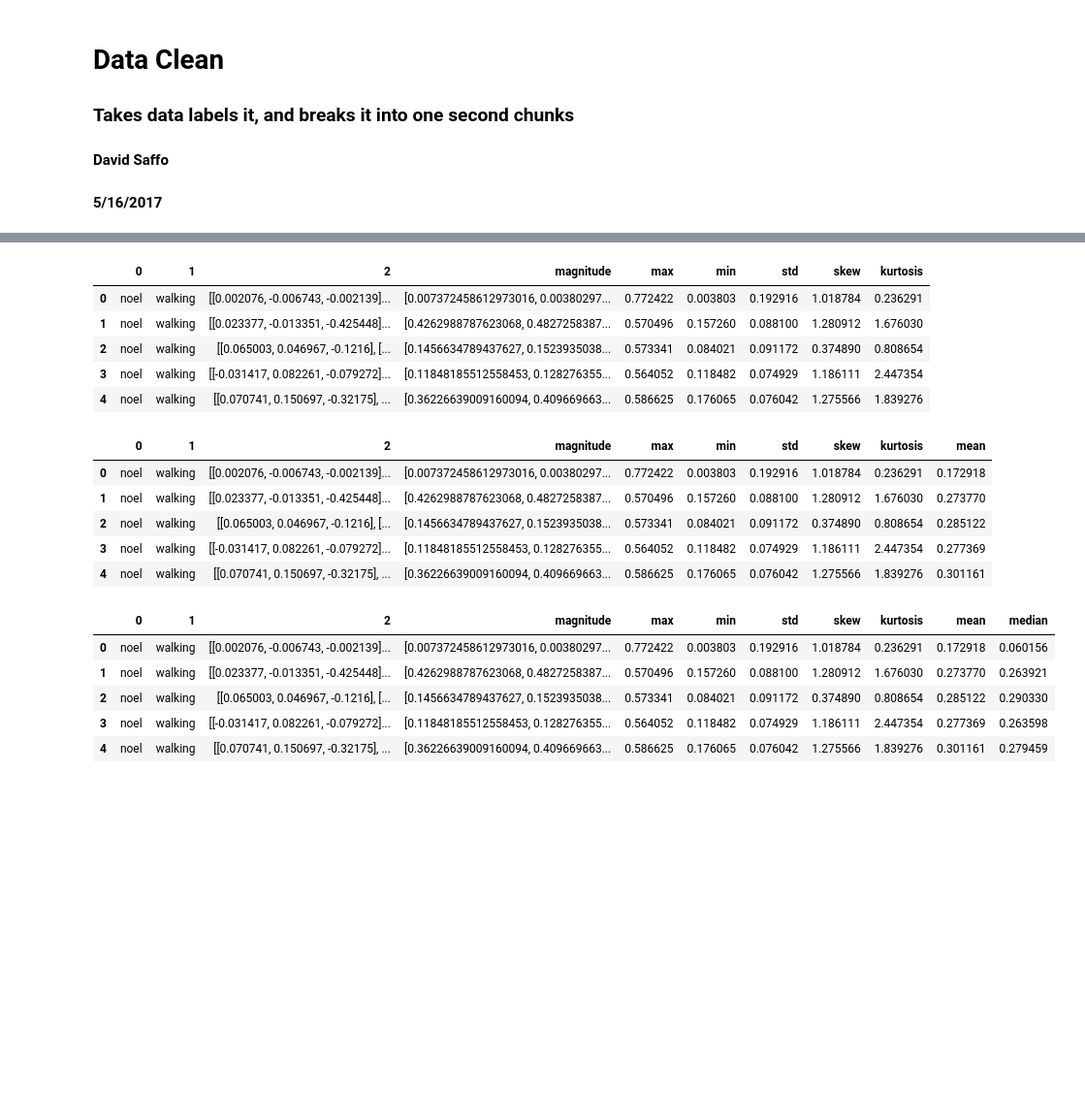
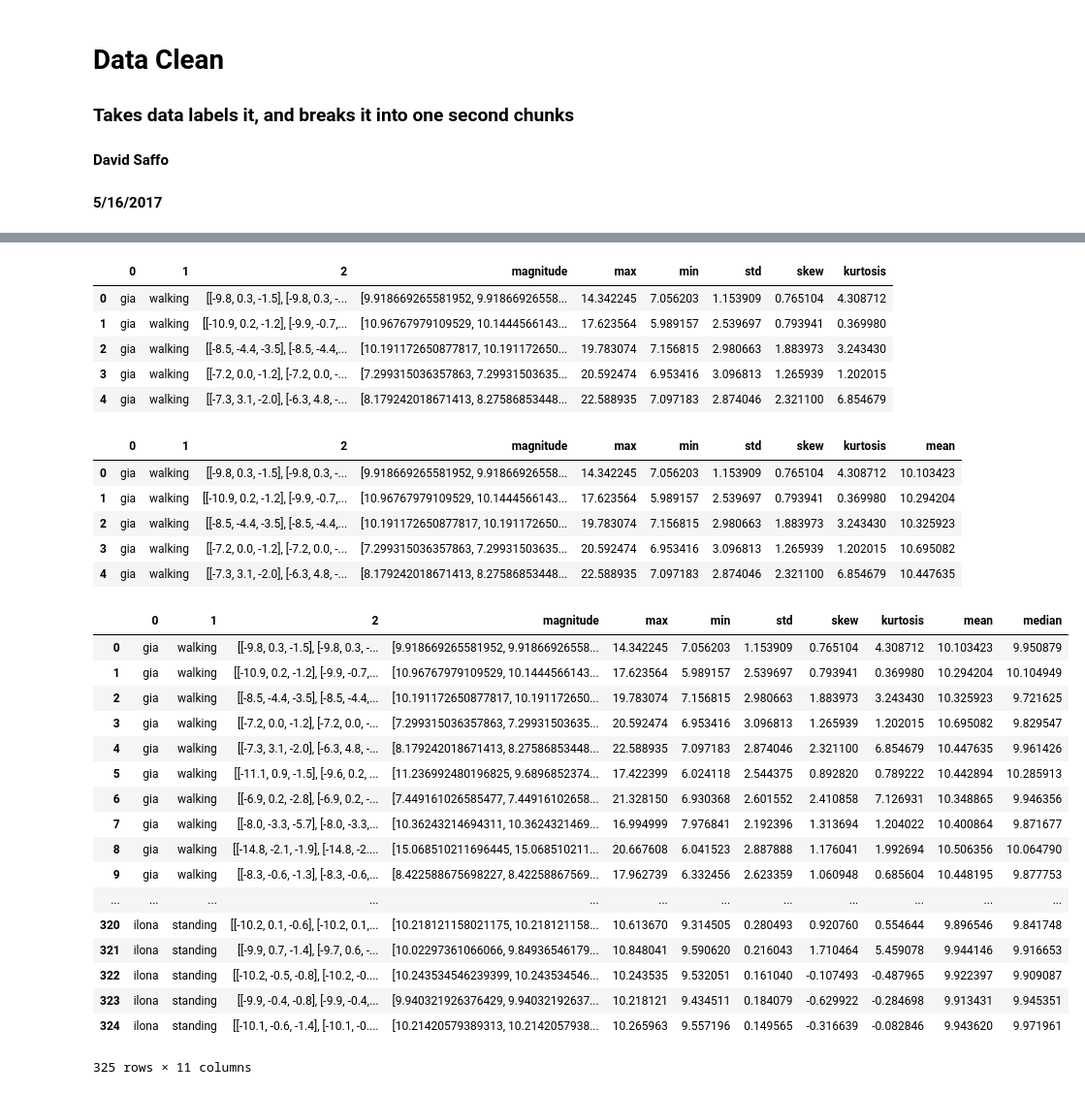
Before and after one commit to dsaffo/ToddlerActivityRecognition, a Jupyter notebook: DataClean.ipynb, the cells around one changed output, grey strips where cells are left out. Shown: that part at 97% size. Drawn from its saved outputs; the diff is of its cells as text; code cells hidden in the pictures; blank space fills up the shorter version.

```diff
--- a/DataClean.ipynb
+++ b/DataClean.ipynb
@@ -26,19 +21,32 @@ noelClimbing = pd.read_csv("noel climbing.csv", header = None)
+# %%
+giaWalking = pd.read_csv("Gia Walking.csv", header = None, skiprows = 2)
+giaRunning = pd.read_csv("Gia Running.csv", header = None, skiprows = 2)
+giaSitting = pd.read_csv("Gia Sitting.csv", header = None, skiprows = 2)
+giaSleeping = pd.read_csv("Gia Sleeping.csv", header = None, skiprows = 2)
+giaStanding = pd.read_csv("Gia Standing.csv", header = None, skiprows = 2)
+giaClimbing = pd.read_csv("Gia Climbing.csv", header = None, skiprows = 2)
+ilonaWalking = pd.read_csv("Ilona Walking.csv", header = None, skiprows = 2)
+ilonaRunning = pd.read_csv("Ilona Running.csv", header = None, skiprows = 2)
+ilonaSitting = pd.read_csv("Ilona Sitting.csv", header = None, skiprows = 2)
+ilonaSleeping = pd.read_csv("Ilona Sleeping.csv", header = None, skiprows = 2)
+ilonaStanding = pd.read_csv("Ilona Standing.csv", header = None, skiprows = 2)
+ilonaClimbing = pd.read_csv("Ilona Climbing.csv", header = None, skiprows = 2)
 # %%
 def createDF(sub, act, data):
+    data = data.drop(4,1)
     x = 0
     i = 0
     array = []
     d = []
     for index, row in data.iterrows():
-        if (data.iloc[index,0].is_integer()==False):
+        if (data.iloc[index,0] %2 != 0):
             array.append([data.iloc[index,1],data.iloc[index,2],data.iloc[index,3]])
-        elif (data.iloc[index,0].is_integer()==True):
+        elif (data.iloc[index,0] % 2 == 0):
             d.append([sub , act, array])
             array = []
             i+=1
 
     d.pop(0)
-    d.pop(1)
     d.pop(-1)
     d.pop(-2)
 
@@ -53,3 +56,16 @@ df = df.append(createDF("noel", "climbing", noelClimbing), ignore_index=True)
+# %%
+df = createDF("gia", "walking", giaWalking)
+df = df.append(createDF("gia", "running", giaRunning), ignore_index=True)
+df = df.append(createDF("gia", "sleeping", giaSleeping), ignore_index=True)
+df = df.append(createDF("gia", "climbing", giaClimbing), ignore_index=True)
+df = df.append(createDF("gia", "sitting", giaSitting), ignore_index=True)
+df = df.append(createDF("gia", "standing", giaStanding), ignore_index=True)
+df = df.append(createDF("ilona", "walking", ilonaStanding), ignore_index=True)
+df = df.append(createDF("ilona", "running", ilonaRunning), ignore_index=True)
+df = df.append(createDF("ilona", "sleeping", ilonaSleeping), ignore_index=True)
+df = df.append(createDF("ilona", "climbing", ilonaClimbing), ignore_index=True)
+df = df.append(createDF("ilona", "sitting", ilonaSitting), ignore_index=True)
+df = df.append(createDF("ilona", "standing", ilonaStanding), ignore_index=True)
 # %%
 temp = []
 a = []
@@ -174,11 +190,11 @@ df.insert(8, "kurtosis", a)
 df.head()
 # %% [output]
 |  | 0 | 1 | 2 | magnitude | max | min | std | skew | kurtosis |
-| 0 | noel | walking | [[0.002076, -0.006743, -0.002139]... | [0.007372458612973016, 0.00380297... | 0.772422 | 0.003803 | 0.192916 | 1.018784 | 0.236291 |
-| 1 | noel | walking | [[0.023377, -0.013351, -0.425448]... | [0.4262988787623068, 0.4827258387... | 0.570496 | 0.157260 | 0.088100 | 1.280912 | 1.676030 |
-| 2 | noel | walking | [[0.065003, 0.046967, -0.1216], [... | [0.1456634789437627, 0.1523935038... | 0.573341 | 0.084021 | 0.091172 | 0.374890 | 0.808654 |
-| 3 | noel | walking | [[-0.031417, 0.082261, -0.079272]... | [0.11848185512558453, 0.128276355... | 0.564052 | 0.118482 | 0.074929 | 1.186111 | 2.447354 |
-| 4 | noel | walking | [[0.070741, 0.150697, -0.32175], ... | [0.36226639009160094, 0.409669663... | 0.586625 | 0.176065 | 0.076042 | 1.275566 | 1.839276 |
+| 0 | gia | walking | [[-9.8, 0.3, -1.5], [-9.8, 0.3, -... | [9.918669265581952, 9.91866926558... | 14.342245 | 7.056203 | 1.153909 | 0.765104 | 4.308712 |
+| 1 | gia | walking | [[-10.9, 0.2, -1.2], [-9.9, -0.7,... | [10.96767979109529, 10.1444566143... | 17.623564 | 5.989157 | 2.539697 | 0.793941 | 0.369980 |
+| 2 | gia | walking | [[-8.5, -4.4, -3.5], [-8.5, -4.4,... | [10.191172650877817, 10.191172650... | 19.783074 | 7.156815 | 2.980663 | 1.883973 | 3.243430 |
+| 3 | gia | walking | [[-7.2, 0.0, -1.2], [-7.2, 0.0, -... | [7.299315036357863, 7.29931503635... | 20.592474 | 6.953416 | 3.096813 | 1.265939 | 1.202015 |
+| 4 | gia | walking | [[-7.3, 3.1, -2.0], [-6.3, 4.8, -... | [8.179242018671413, 8.27586853448... | 22.588935 | 7.097183 | 2.874046 | 2.321100 | 6.854679 |
 # %%
 temp = []
 a = []
@@ -195,11 +211,11 @@ df.insert(9, "mean", a)
 df.head()
 # %% [output]
 |  | 0 | 1 | 2 | magnitude | max | min | std | skew | kurtosis | mean |
-| 0 | noel | walking | [[0.002076, -0.006743, -0.002139]... | [0.007372458612973016, 0.00380297... | 0.772422 | 0.003803 | 0.192916 | 1.018784 | 0.236291 | 0.172918 |
-| 1 | noel | walking | [[0.023377, -0.013351, -0.425448]... | [0.4262988787623068, 0.4827258387... | 0.570496 | 0.157260 | 0.088100 | 1.280912 | 1.676030 | 0.273770 |
-| 2 | noel | walking | [[0.065003, 0.046967, -0.1216], [... | [0.1456634789437627, 0.1523935038... | 0.573341 | 0.084021 | 0.091172 | 0.374890 | 0.808654 | 0.285122 |
-| 3 | noel | walking | [[-0.031417, 0.082261, -0.079272]... | [0.11848185512558453, 0.128276355... | 0.564052 | 0.118482 | 0.074929 | 1.186111 | 2.447354 | 0.277369 |
-| 4 | noel | walking | [[0.070741, 0.150697, -0.32175], ... | [0.36226639009160094, 0.409669663... | 0.586625 | 0.176065 | 0.076042 | 1.275566 | 1.839276 | 0.301161 |
+| 0 | gia | walking | [[-9.8, 0.3, -1.5], [-9.8, 0.3, -... | [9.918669265581952, 9.91866926558... | 14.342245 | 7.056203 | 1.153909 | 0.765104 | 4.308712 | 10.103423 |
+| 1 | gia | walking | [[-10.9, 0.2, -1.2], [-9.9, -0.7,... | [10.96767979109529, 10.1444566143... | 17.623564 | 5.989157 | 2.539697 | 0.793941 | 0.369980 | 10.294204 |
+| 2 | gia | walking | [[-8.5, -4.4, -3.5], [-8.5, -4.4,... | [10.191172650877817, 10.191172650... | 19.783074 | 7.156815 | 2.980663 | 1.883973 | 3.243430 | 10.325923 |
+| 3 | gia | walking | [[-7.2, 0.0, -1.2], [-7.2, 0.0, -... | [7.299315036357863, 7.29931503635... | 20.592474 | 6.953416 | 3.096813 | 1.265939 | 1.202015 | 10.695082 |
+| 4 | gia | walking | [[-7.3, 3.1, -2.0], [-6.3, 4.8, -... | [8.179242018671413, 8.27586853448... | 22.588935 | 7.097183 | 2.874046 | 2.321100 | 6.854679 | 10.447635 |
 # %%
 temp = []
 a = []
@@ -213,13 +229,25 @@ for i in range(len(df)):
 
 df.insert(10, "median", a)
 # %%
-df.head()
+df.head(len(df))
 # %% [output]
 |  | 0 | 1 | 2 | magnitude | max | min | std | skew | kurtosis | mean | median |
-| 0 | noel | walking | [[0.002076, -0.006743, -0.002139]... | [0.007372458612973016, 0.00380297... | 0.772422 | 0.003803 | 0.192916 | 1.018784 | 0.236291 | 0.172918 | 0.060156 |
-| 1 | noel | walking | [[0.023377, -0.013351, -0.425448]... | [0.4262988787623068, 0.4827258387... | 0.570496 | 0.157260 | 0.088100 | 1.280912 | 1.676030 | 0.273770 | 0.263921 |
-| 2 | noel | walking | [[0.065003, 0.046967, -0.1216], [... | [0.1456634789437627, 0.1523935038... | 0.573341 | 0.084021 | 0.091172 | 0.374890 | 0.808654 | 0.285122 | 0.290330 |
-| 3 | noel | walking | [[-0.031417, 0.082261, -0.079272]... | [0.11848185512558453, 0.128276355... | 0.564052 | 0.118482 | 0.074929 | 1.186111 | 2.447354 | 0.277369 | 0.263598 |
-| 4 | noel | walking | [[0.070741, 0.150697, -0.32175], ... | [0.36226639009160094, 0.409669663... | 0.586625 | 0.176065 | 0.076042 | 1.275566 | 1.839276 | 0.301161 | 0.279459 |
+| 0 | gia | walking | [[-9.8, 0.3, -1.5], [-9.8, 0.3, -... | [9.918669265581952, 9.91866926558... | 14.342245 | 7.056203 | 1.153909 | 0.765104 | 4.308712 | 10.103423 | 9.950879 |
+| 1 | gia | walking | [[-10.9, 0.2, -1.2], [-9.9, -0.7,... | [10.96767979109529, 10.1444566143... | 17.623564 | 5.989157 | 2.539697 | 0.793941 | 0.369980 | 10.294204 | 10.104949 |
+| 2 | gia | walking | [[-8.5, -4.4, -3.5], [-8.5, -4.4,... | [10.191172650877817, 10.191172650... | 19.783074 | 7.156815 | 2.980663 | 1.883973 | 3.243430 | 10.325923 | 9.721625 |
+| 3 | gia | walking | [[-7.2, 0.0, -1.2], [-7.2, 0.0, -... | [7.299315036357863, 7.29931503635... | 20.592474 | 6.953416 | 3.096813 | 1.265939 | 1.202015 | 10.695082 | 9.829547 |
+| 4 | gia | walking | [[-7.3, 3.1, -2.0], [-6.3, 4.8, -... | [8.179242018671413, 8.27586853448... | 22.588935 | 7.097183 | 2.874046 | 2.321100 | 6.854679 | 10.447635 | 9.961426 |
+| 5 | gia | walking | [[-11.1, 0.9, -1.5], [-9.6, 0.2, ... | [11.236992480196825, 9.6896852374... | 17.422399 | 6.024118 | 2.544375 | 0.892820 | 0.789222 | 10.442894 | 10.285913 |
+| 6 | gia | walking | [[-6.9, 0.2, -2.8], [-6.9, 0.2, -... | [7.449161026585477, 7.44916102658... | 21.328150 | 6.930368 | 2.601552 | 2.410858 | 7.126931 | 10.348865 | 9.946356 |
+| 7 | gia | walking | [[-8.0, -3.3, -5.7], [-8.0, -3.3,... | [10.36243214694311, 10.3624321469... | 16.994999 | 7.976841 | 2.192396 | 1.313694 | 1.204022 | 10.400864 | 9.871677 |
+| 8 | gia | walking | [[-14.8, -2.1, -1.9], [-14.8, -2.... | [15.068510211696445, 15.068510211... | 20.667608 | 6.041523 | 2.887888 | 1.176041 | 1.992694 | 10.506356 | 10.064790 |
+| 9 | gia | walking | [[-8.3, -0.6, -1.3], [-8.3, -0.6,... | [8.422588675698227, 8.42258867569... | 17.962739 | 6.332456 | 2.623359 | 1.060948 | 0.685604 | 10.448195 | 9.877753 |
+| ... | ... | ... | ... | ... | ... | ... | ... | ... | ... | ... | ... |
+| 320 | ilona | standing | [[-10.2, 0.1, -0.6], [-10.2, 0.1,... | [10.218121158021175, 10.218121158... | 10.613670 | 9.314505 | 0.280493 | 0.920760 | 0.554644 | 9.896546 | 9.841748 |
+| 321 | ilona | standing | [[-9.9, 0.7, -1.4], [-9.7, 0.6, -... | [10.02297361066066, 9.84936546179... | 10.848041 | 9.590620 | 0.216043 | 1.710464 | 5.459078 | 9.944146 | 9.916653 |
+| 322 | ilona | standing | [[-10.2, -0.5, -0.8], [-10.2, -0.... | [10.243534546239399, 10.243534546... | 10.243535 | 9.532051 | 0.161040 | -0.107493 | -0.487965 | 9.922397 | 9.909087 |
+| 323 | ilona | standing | [[-9.9, -0.4, -0.8], [-9.9, -0.4,... | [9.940321926376429, 9.94032192637... | 10.218121 | 9.434511 | 0.184079 | -0.629922 | -0.284698 | 9.913431 | 9.945351 |
+| 324 | ilona | standing | [[-10.1, -0.6, -1.4], [-10.1, -0.... | [10.21420579389313, 10.2142057938... | 10.265963 | 9.557196 | 0.149565 | -0.316639 | -0.082846 | 9.943620 | 9.971961 |
+325 rows × 11 columns
 # %%
 Y = df[1]
```
Also changed, not shown: parts of 10 cells of this notebook, 16 other files.
